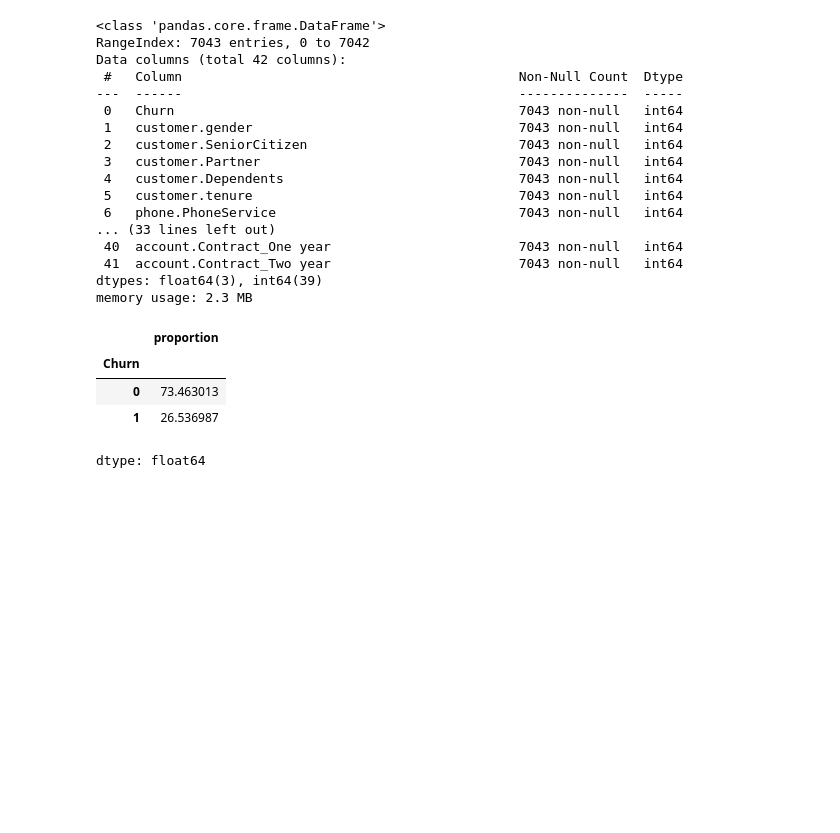
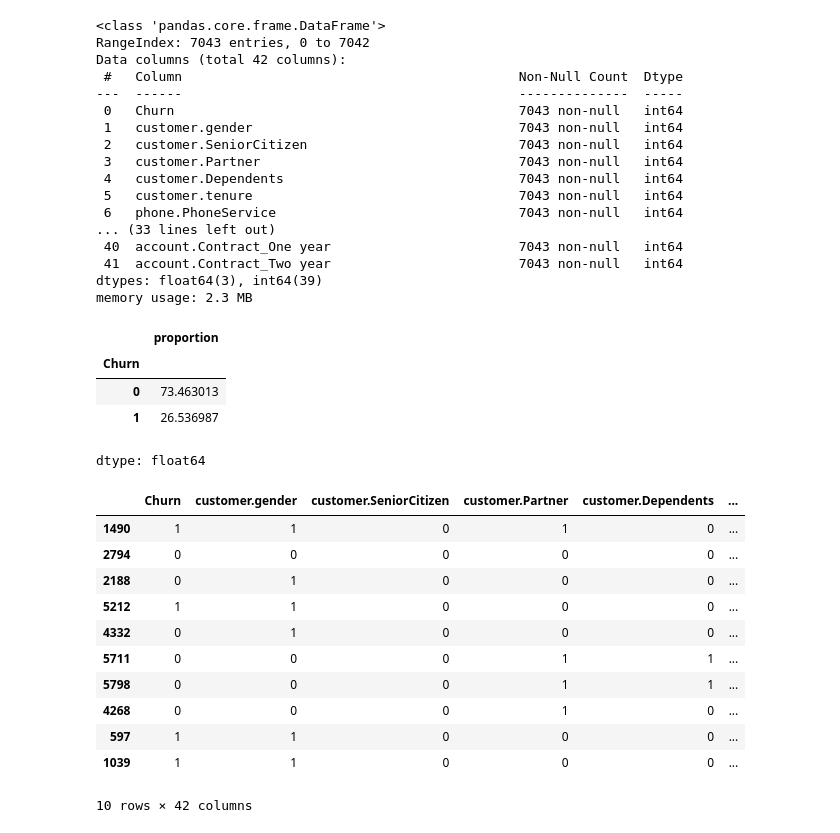
Before and after one commit to Alexsinator/Challenge_Alura_Store_Alex, a Jupyter notebook: TelecomX_LATAM_Parte_2.ipynb, the cells around one changed output. Cells and saved outputs as stored; diff of their text form; code cells hidden in the pictures; blank space fills up the shorter version.

```diff
--- a/TelecomX_LATAM_Parte_2.ipynb
+++ b/TelecomX_LATAM_Parte_2.ipynb
@@ -287,3 +289,19 @@ datos['Churn'].value_counts(normalize = True) * 100
 | 0 | 73.463013 |
 | 1 | 26.536987 |
 dtype: float64
+# %%
+df = datos_codificados
+df.sample(10)
+# %% [output]
+|  | Churn | customer.gender | customer.SeniorCitizen | customer.Partner | customer.Dependents | ... |
+| 1490 | 1 | 1 | 0 | 1 | 0 | ... |
+| 2794 | 0 | 0 | 0 | 0 | 0 | ... |
+| 2188 | 0 | 1 | 0 | 0 | 0 | ... |
+| 5212 | 1 | 1 | 0 | 0 | 0 | ... |
+| 4332 | 0 | 1 | 0 | 0 | 0 | ... |
+| 5711 | 0 | 0 | 0 | 1 | 1 | ... |
+| 5798 | 0 | 0 | 0 | 1 | 1 | ... |
+| 4268 | 0 | 0 | 0 | 1 | 0 | ... |
+| 597 | 1 | 1 | 0 | 0 | 0 | ... |
+| 1039 | 1 | 1 | 0 | 0 | 0 | ... |
+10 rows × 42 columns
```
Also changed, not shown: parts of 18 cells of this notebook.
